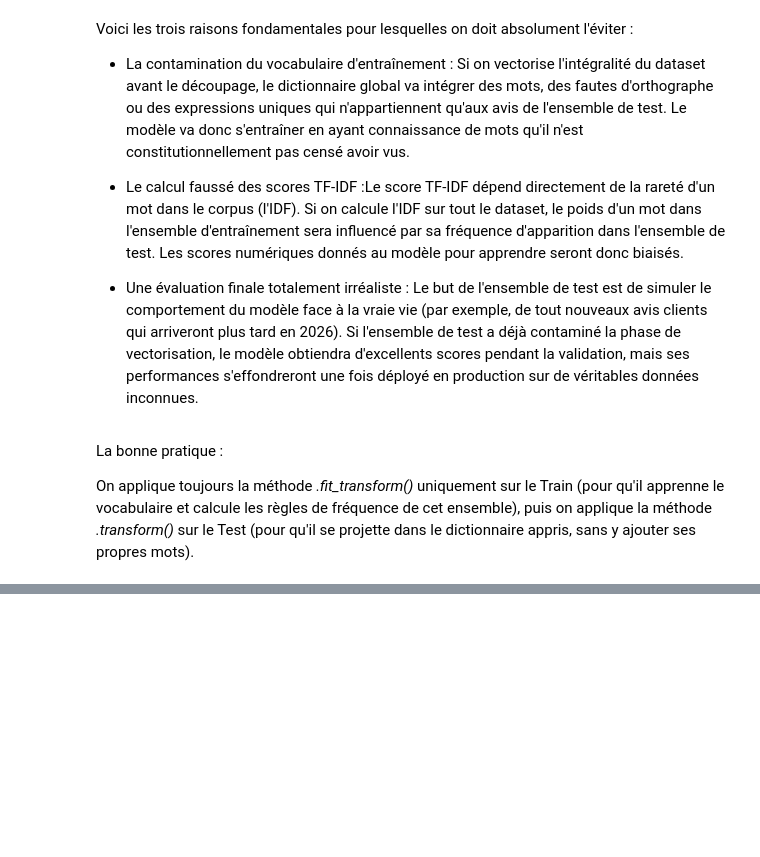
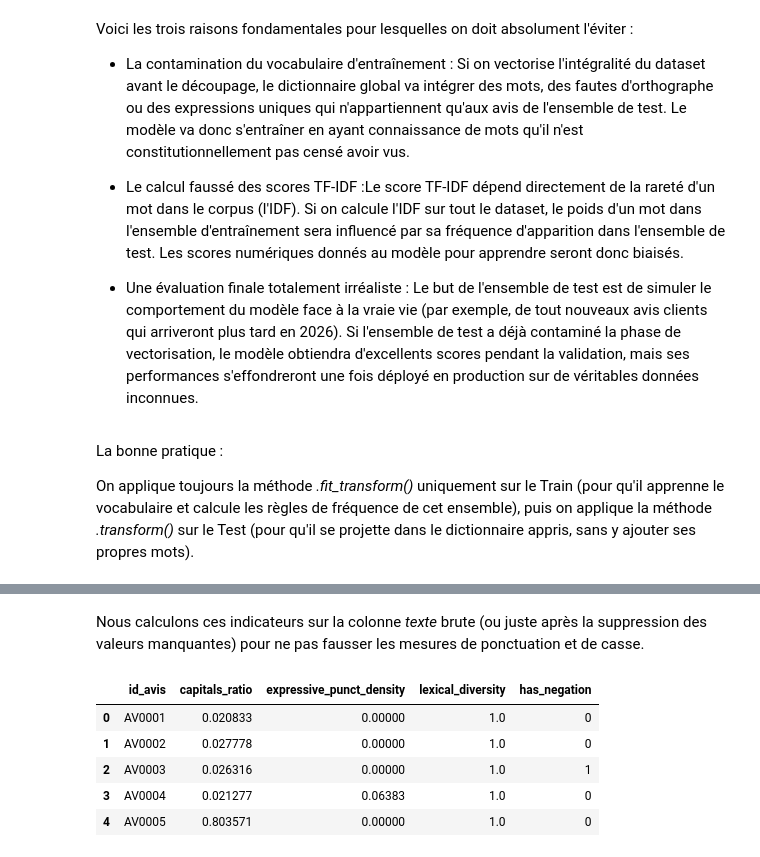
Before and after one commit to cheikhahmedtidiane/atelier_prepa_donnees_textuelles, a Jupyter notebook: atelier_prepa_donnees_textuelles/notebooks/atelier_prepa_donnees_textuelles.ipynb, the cells around one changed output, grey strips where cells are left out. Cells and saved outputs as stored; diff of their text form; code cells hidden in the pictures; blank space fills up the shorter version.

```diff
--- a/atelier_prepa_donnees_textuelles/notebooks/atelier_prepa_donnees_textuelles.ipynb
+++ b/atelier_prepa_donnees_textuelles/notebooks/atelier_prepa_donnees_textuelles.ipynb
@@ -1486,0 +1501,46 @@ On applique toujours la méthode _.fit_transform()_ uniquement sur le Train (pou
+# %% [markdown]
+Nous calculons ces indicateurs sur la colonne _texte_ brute (ou juste après la suppression des valeurs manquantes) pour ne pas fausser les mesures de ponctuation et de casse.
+# %%
+import string
+
+def extraire_meta_features(dataframe):
+    # On s'assure d'avoir des chaînes de caractères
+    textes_bruts = dataframe['texte'].astype(str)
+
+    # Taux de majuscules (évite la division par zéro avec +1)
+    dataframe['capitals_ratio'] = textes_bruts.apply(
+        lambda t: sum(1 for c in t if c.isupper()) / (len(t) + 1)
+    )
+
+    # Densité de ponctuation expressive (! et ?)
+    dataframe['expressive_punct_density'] = textes_bruts.apply(
+        lambda t: sum(1 for c in t if c in ['!', '?']) / (len(t) + 1)
+    )
+
+    # Diversité lexicale (mots uniques / total mots)
+    def calcul_diversite(t):
+        mots = t.split()
+        if not mots: return 0
+        return len(set(mots)) / len(mots)
+    dataframe['lexical_diversity'] = textes_bruts.apply(calcul_diversite)
+
+    # Indicateur binaire de négation
+    negations = ['pas', 'plus', 'jamais', 'rien', 'ne']
+    dataframe['has_negation'] = textes_bruts.apply(
+        lambda t: 1 if any(neg in t.lower().split() for neg in negations) else 0
+    )
+
+    return dataframe
+
+# On applique l'extraction sur notre DataFrame
+df = extraire_meta_features(df)
+
+# On affiche un aperçu des nouvelles colonnes pour les 5 premières lignes
+df[['id_avis', 'capitals_ratio', 'expressive_punct_density', 'lexical_diversity', 'has_negation']].head()
+# %% [output]
+|  | id_avis | capitals_ratio | expressive_punct_density | lexical_diversity | has_negation |
+| 0 | AV0001 | 0.020833 | 0.00000 | 1.0 | 0 |
+| 1 | AV0002 | 0.027778 | 0.00000 | 1.0 | 0 |
+| 2 | AV0003 | 0.026316 | 0.00000 | 1.0 | 1 |
+| 3 | AV0004 | 0.021277 | 0.06383 | 1.0 | 0 |
+| 4 | AV0005 | 0.803571 | 0.00000 | 1.0 | 0 |
```
Also changed, not shown: parts of 5 cells of this notebook.
